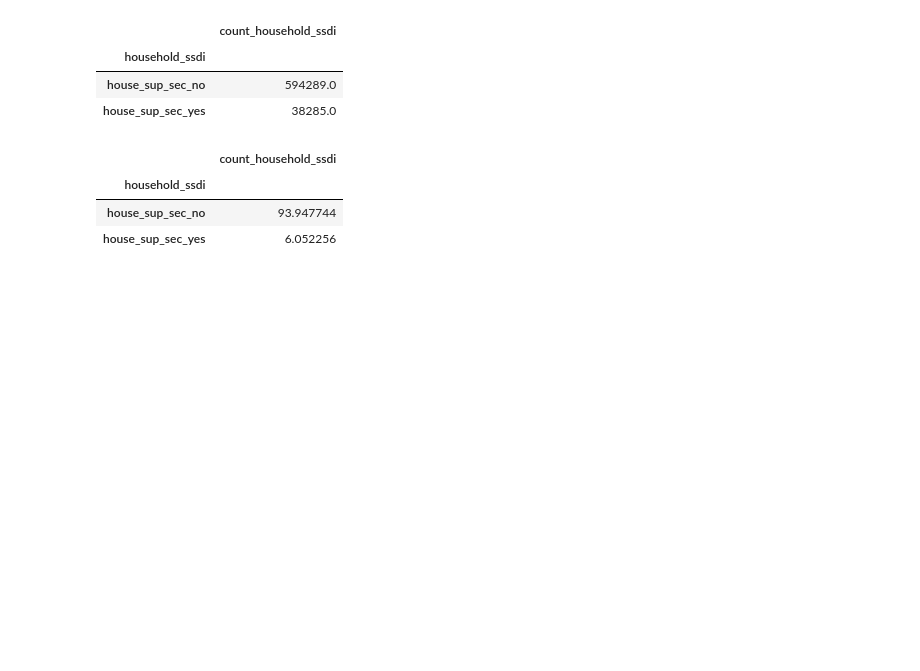
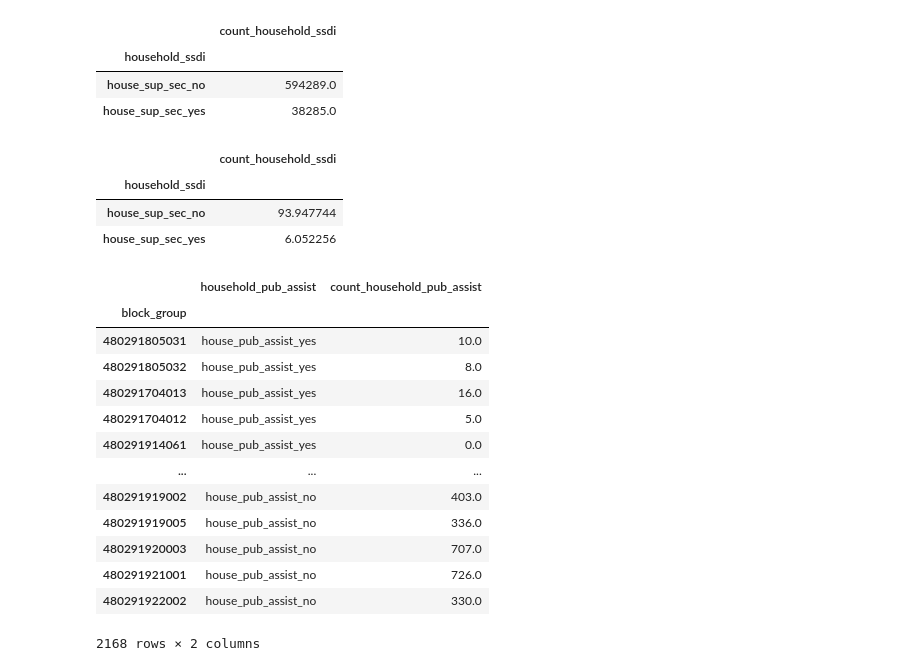
Before and after one commit to VIA-Transit-Rules/VIA_project, a Jupyter notebook: Sean/census_melt_income_poverty_gvt_assist.ipynb, the cells around one changed output. Cells and saved outputs as stored; diff of their text form; code cells hidden in the pictures; blank space fills up the shorter version.

```diff
--- a/Sean/census_melt_income_poverty_gvt_assist.ipynb
+++ b/Sean/census_melt_income_poverty_gvt_assist.ipynb
@@ -329,3 +329,21 @@ df_total_ssdi.sort_values(by = 'count_household_ssdi', ascending = False)
 | household_ssdi |  |
 | house_sup_sec_no | 93.947744 |
 | house_sup_sec_yes | 6.052256 |
+# %%
+df_pub_assist = pd.read_csv('../data_files/census_data/census_melt_files/household_pub_assist.csv', index_col = 0)
+df_pub_assist
+# %% [output]
+|  | household_pub_assist | count_household_pub_assist |
+| block_group |  |  |
+| 480291805031 | house_pub_assist_yes | 10.0 |
+| 480291805032 | house_pub_assist_yes | 8.0 |
+| 480291704013 | house_pub_assist_yes | 16.0 |
+| 480291704012 | house_pub_assist_yes | 5.0 |
+| 480291914061 | house_pub_assist_yes | 0.0 |
+| ... | ... | ... |
+| 480291919002 | house_pub_assist_no | 403.0 |
+| 480291919005 | house_pub_assist_no | 336.0 |
+| 480291920003 | house_pub_assist_no | 707.0 |
+| 480291921001 | house_pub_assist_no | 726.0 |
+| 480291922002 | house_pub_assist_no | 330.0 |
+2168 rows × 2 columns
```
Also changed, not shown: parts of 14 cells of this notebook, 1 other file.
